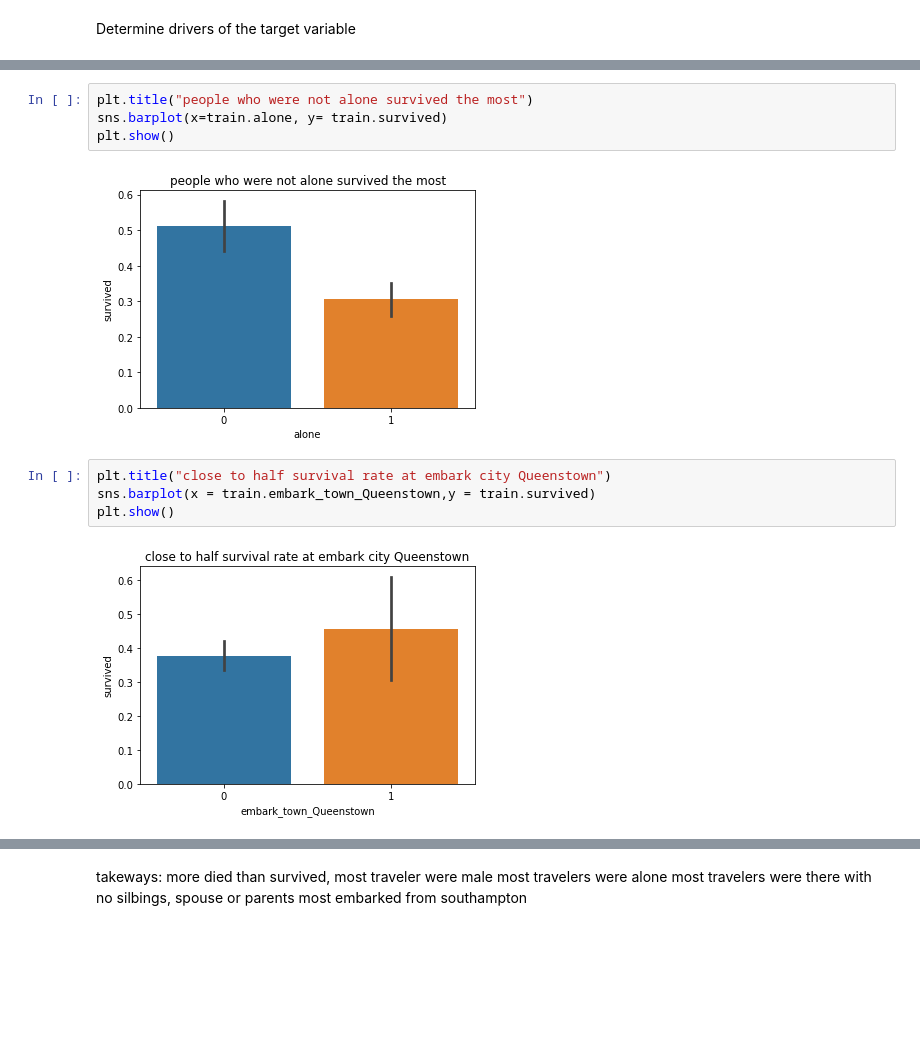
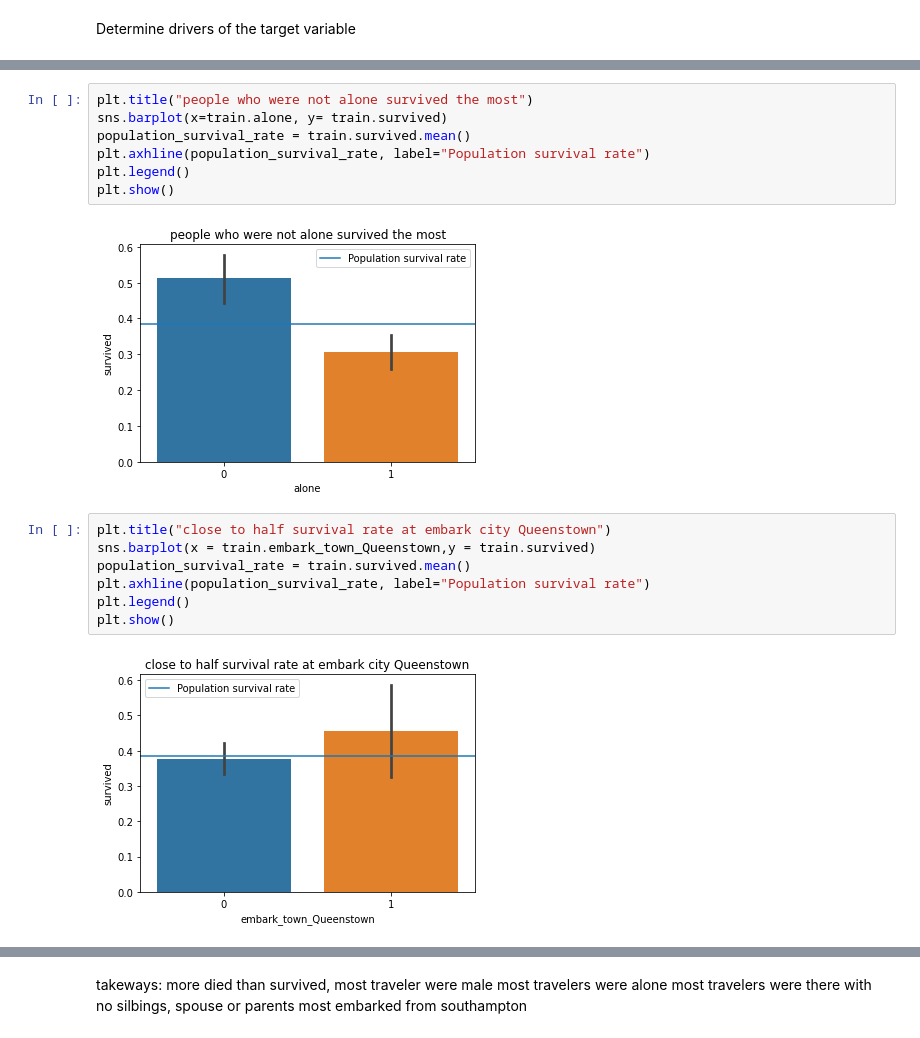
Before and after one commit to rajeshlamichhane04/classification_exercises, a Jupyter notebook: classification-exercises.ipynb, the cells around one changed output, grey strips where cells are left out. Cells and saved outputs as stored; diff of their text form; blank space fills up the shorter version.

```diff
--- a/classification-exercises.ipynb
+++ b/classification-exercises.ipynb
@@ -1381,15 +1395,21 @@ plt.show()
 # %%
 plt.title("people who were not alone survived the most")
 sns.barplot(x=train.alone, y= train.survived)
+population_survival_rate = train.survived.mean()
+plt.axhline(population_survival_rate, label="Population survival rate")
+plt.legend()
 plt.show()
 # %% [output]
-[figure, old version]
+[figure, new version]
 # %%
 plt.title("close to half survival rate at embark city Queenstown")
 sns.barplot(x = train.embark_town_Queenstown,y = train.survived)
+population_survival_rate = train.survived.mean()
+plt.axhline(population_survival_rate, label="Population survival rate")
+plt.legend()
 plt.show()
 # %% [output]
-[figure, old version]
+[figure, new version]
 # %%
 plt.title("low survival rate if embarked from southampton")
 sns.barplot(x=train.embark_town_Southampton,y=train.survived)
```
Also changed, not shown: parts of 20 cells of this notebook.
